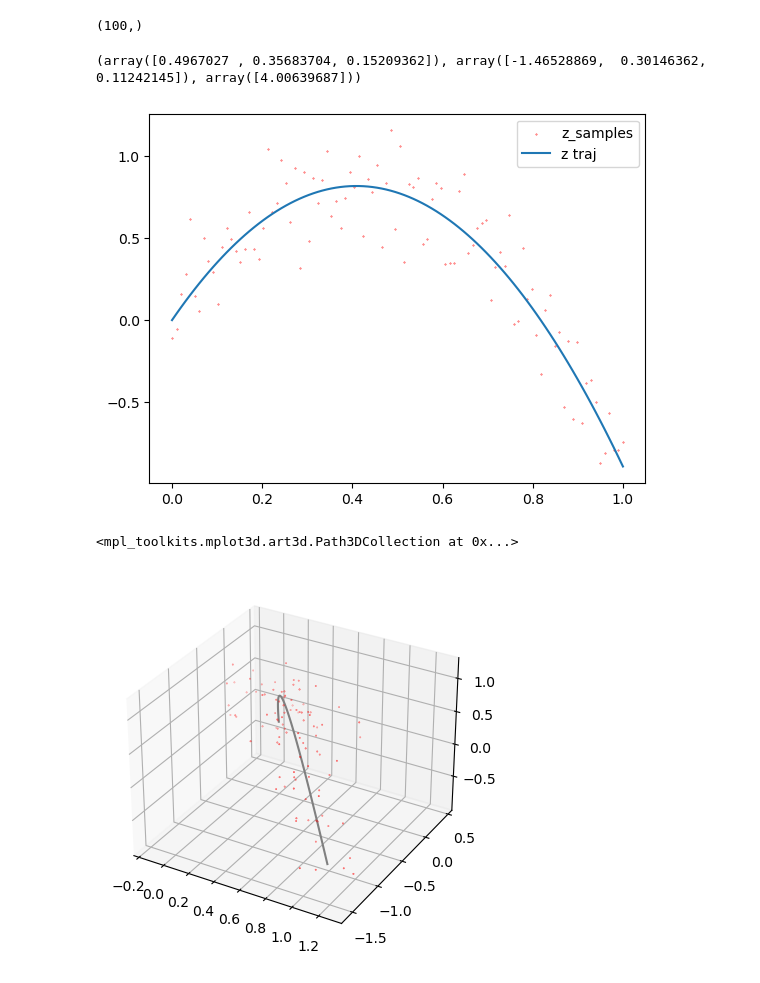
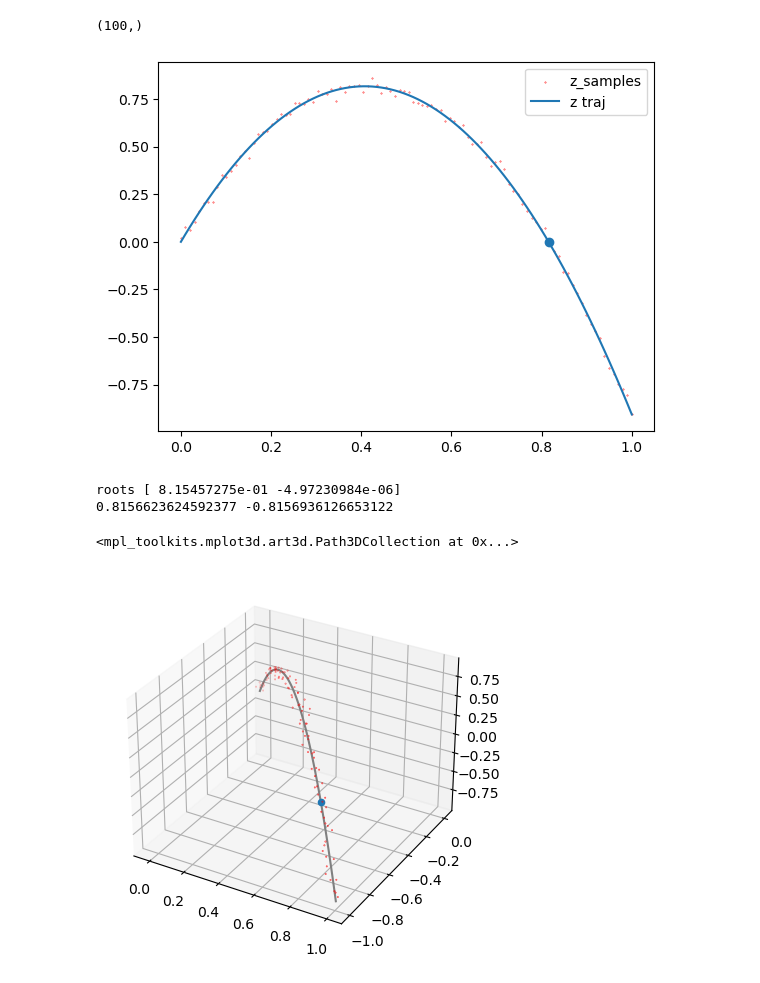
Before and after one commit to johnrso/106a-final-proj, a Jupyter notebook: src/planning/src/traj_model.ipynb, the cells around one changed output. Cells and saved outputs as stored; diff of their text form; code cells hidden in the pictures.

Commit message:
abc fitting, intercept with z_int

```diff
--- a/src/planning/src/traj_model.ipynb
+++ b/src/planning/src/traj_model.ipynb
@@ -15,7 +15,7 @@ t = np.linspace(0, 1, n)
 t_batch = np.repeat(np.array([t]).T, 3, 1)
 print(t.shape)
 #x = v_0*t-(9.8/2)*(t**2) + np.random.normal(scale=0.05, size=n)
-pos_samples = v_0*t_batch+(a/2)*(t_batch**2) + np.random.normal(scale=0.2, size=(n, 3))
+pos_samples = v_0*t_batch+(a/2)*(t_batch**2) + np.random.normal(scale=0.02, size=(n, 3))
 x_samples = pos_samples[:, 0]
 y_samples = pos_samples[:, 1]
 z_samples = pos_samples[:, 2]
@@ -23,49 +23,55 @@ z_samples = pos_samples[:, 2]
 (100,)
 # %%
 def fit_xy(t,a,b,c):
-    return a*t+b*(t**2) + c
+    return a*(t**2)+b*t + c
 
 def fit_z(t, v):
     return  v*t+(a_z/2)*(t**2)
 
+def fit(t, a, b, c):
+    return a*(t**2)+b*t+c
+
 def fit_pos(t, pos_samples):
-    paramx, covx = curve_fit(fit_xy, t, x_samples)
-    paramy, covy = curve_fit(fit_xy, t, y_samples)
-    paramz, covz = curve_fit(fit_z, t, z_samples)
-    return paramx, paramy, paramz
+    paramx, covx = curve_fit(fit, t, x_samples)
+    paramy, covy = curve_fit(fit, t, y_samples)
+    paramz, covz = curve_fit(fit, t, z_samples)
+    return [paramx, paramy, paramz]
 
-def xy_intercept(v):
-    t_int = 2*v[2]/9.8
-    return fit_xy(t_int, v[0]), fit_xy(t_int, v[1])
+def xy_intercept(v, z_int):
+    a, b, c = v[2]
+    c -= z_int
+    t_int = np.roots([a, b, c])
+    print("roots", t_int)
+    return fit(t_int[0], *v[0]), fit(t_int[0], *v[1])
 
 
 a_xy = 0
 a_z = -9.8
-v_pred = fit_pos(t, pos_samples)
-print(v_pred)
+params = fit_pos(t, pos_samples)
+paramx, paramy, paramz = params
-# %% [output]
-(array([0.4967027 , 0.35683704, 0.15209362]), array([-1.46528869,  0.30146362,  0.11242145]), array([4.00639687]))
 # %%
-v_z = v_pred[2]
 plt.scatter(t, z_samples, c='r', s=0.1, label="z_samples")
-plt.plot(t, fit_z(t, v_z), label='z traj')
+plt.scatter(0.8156623624592377, 0)
+plt.plot(t, fit(t, *paramz), label='z traj')
 plt.legend()
 plt.show()
 # %% [output]
-[figure, old version]
+[figure, new version]
 # %%
-#x_int, y_int = xy_intercept(v_pred)
-#print(x_int, y_int)
+x_int, y_int = xy_intercept(params, 0)
+print(x_int, y_int)
 
 ax = plt.axes(projection='3d')
 
 # Data for a three-dimensional line
-x, y, z = fit_xy(t, *v_pred[0]), fit_xy(t, *v_pred[1]), fit_z(t, *v_pred[2])
+x, y, z = fit(t, *paramx), fit(t, *paramy), fit(t, *paramz)
 ax.plot3D(x, y, z, 'gray')
 
 # Data for three-dimensional scattered points
 ax.scatter3D(x_samples, y_samples, z_samples, c='r', cmap='Greens', s=0.1)
-#ax.scatter3D(x_int, y_int, 0)
+ax.scatter3D(x_int, y_int, 0)
 # %% [output]
-<mpl_toolkits.mplot3d.art3d.Path3DCollection at 0x...>
+roots [ 8.15457275e-01 -4.97230984e-06]
+0.8156623624592377 -0.8156936126653122
+<mpl_toolkits.mplot3d.art3d.Path3DCollection at 0x...>
-[figure, old version]
+[figure, new version]
```
Also changed, not shown: 2 other files.
